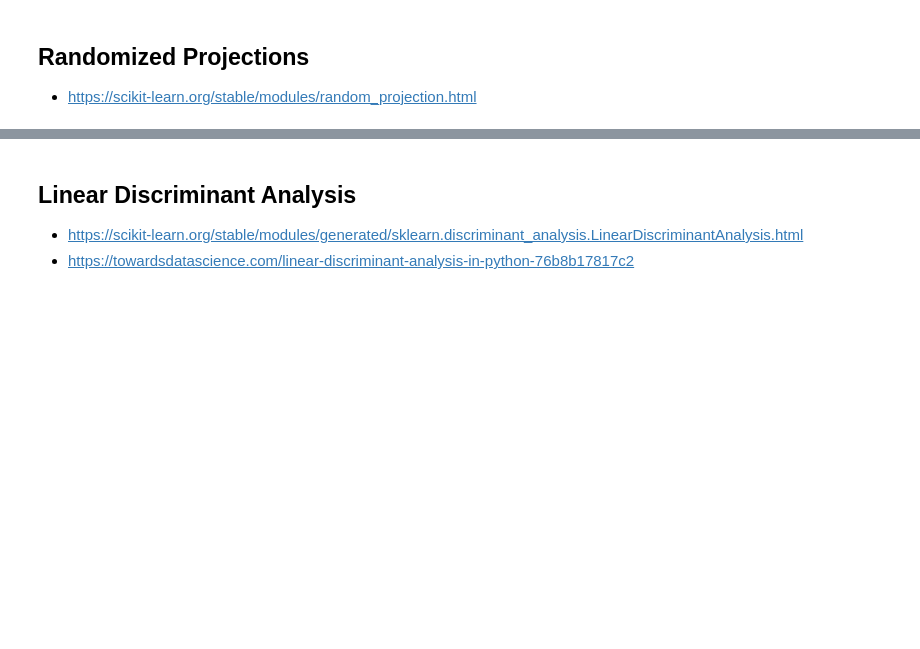
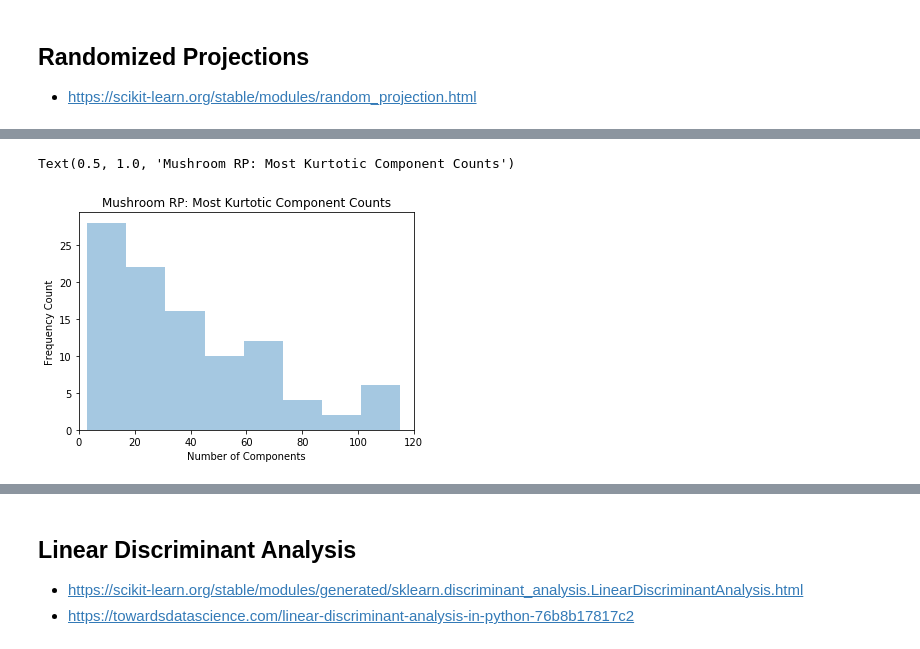
Before and after one commit to lizkalina/cs-7641-unsupervised-learning, a Jupyter notebook: unsupervised_learning_runner.ipynb, the cells around one changed output, grey strips where cells are left out. Cells and saved outputs as stored; diff of their text form; code cells hidden in the pictures; blank space fills up the shorter version.

```diff
--- a/unsupervised_learning_runner.ipynb
+++ b/unsupervised_learning_runner.ipynb
@@ -417,3 +508,12 @@ for num in range(3,119):
+# %%
+ax = sns.distplot(kurt_mush_rp[0:100], kde = False)
+ax.set_xlim([0,120])
+plt.xlabel('Number of Components')
+plt.ylabel('Frequency Count') #for each component
+plt.title('Mushroom RP: Most Kurtotic Component Counts')
+# %% [output]
+Text(0.5, 1.0, 'Mushroom RP: Most Kurtotic Component Counts')
+[figure, added]
 # %%
 mush_rp_df = pd.DataFrame(mush_rp.values(), index=range(3,119)).reset_index().rename(columns={'index': 'n_components', 0: 'kurtosis'})
 
```
Also changed, not shown: parts of 43 cells of this notebook, 1 other file.
